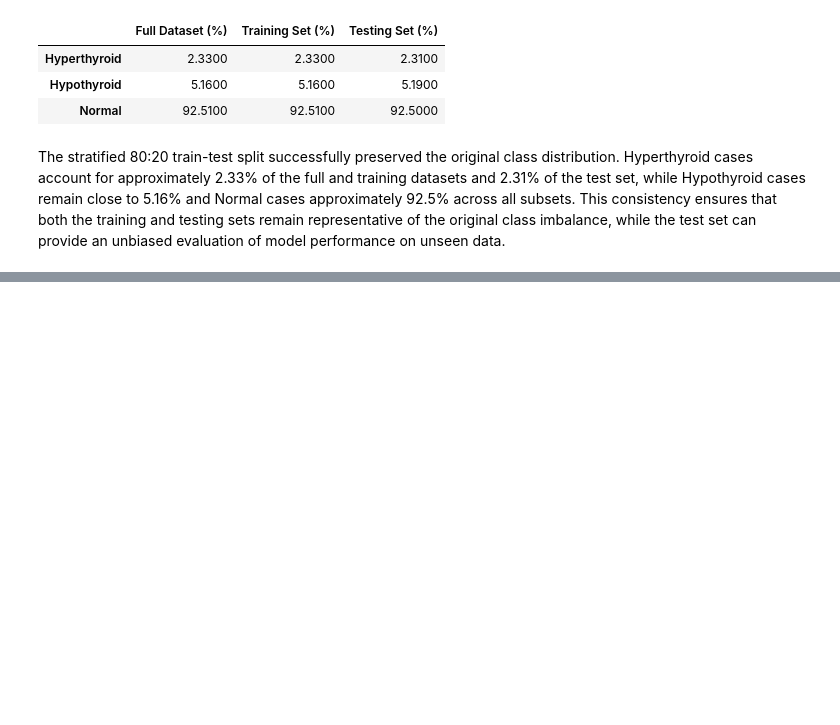
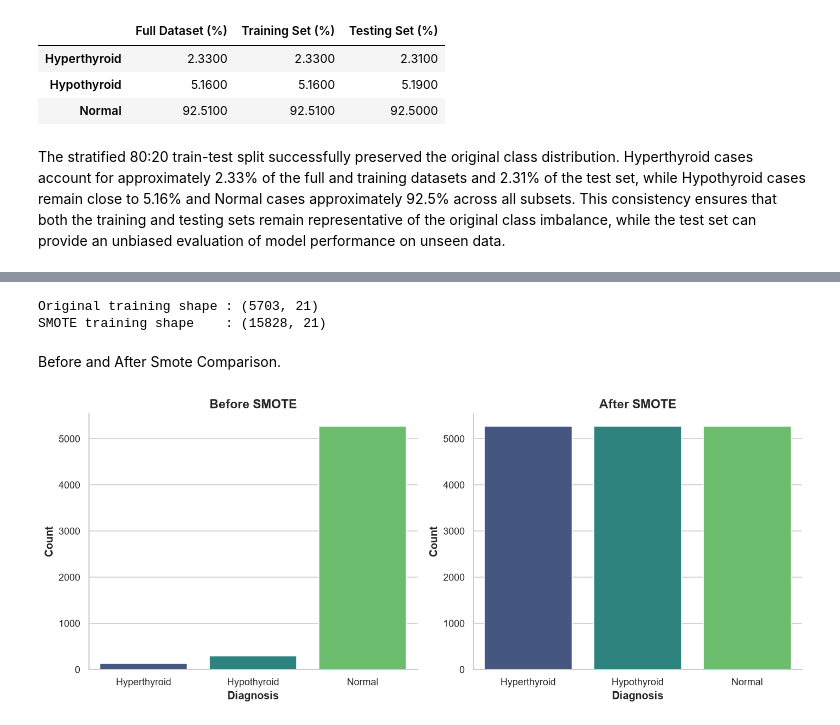
Before and after one commit to byegond-beep/Multi-class-Thyroid-Disease-Classification, a Jupyter notebook: notebook.ipynb, the cells around one changed output, grey strips where cells are left out. Saved outputs shown, nothing was run; the diff lists cells and outputs as text; code cells hidden in the pictures; blank space fills up the shorter version.

```diff
--- a/notebook.ipynb
+++ b/notebook.ipynb
@@ -1113,0 +1177,51 @@ The stratified 80:20 train-test split successfully preserved the original class
+# %%
+# Apply SMOTE only to the training data
+smote = SMOTE(random_state=42)
+
+X_train_smote, y_train_smote = smote.fit_resample(
+    X_train,
+    y_train
+)
+
+print(f"Original training shape : {X_train.shape}")
+print(f"SMOTE training shape    : {X_train_smote.shape}")
+# %% [output]
+Original training shape : (5703, 21)
+SMOTE training shape    : (15828, 21)
+# %% [markdown]
+Before and After Smote Comparison.
+# %%
+fig, axes = plt.subplots(1, 2, figsize=(12, 5))
+
+sns.countplot(
+    x=y_train,
+    order=[1, 2, 3],
+    palette="viridis",
+    ax=axes[0]
+)
+
+axes[0].set_title("Before SMOTE")
+axes[0].set_xlabel("Diagnosis")
+axes[0].set_ylabel("Count")
+axes[0].set_xticklabels(
+    ["Hyperthyroid", "Hypothyroid", "Normal"]
+)
+
+sns.countplot(
+    x=y_train_smote,
+    order=[1, 2, 3],
+    palette="viridis",
+    ax=axes[1]
+)
+
+axes[1].set_title("After SMOTE")
+axes[1].set_xlabel("Diagnosis")
+axes[1].set_ylabel("Count")
+axes[1].set_xticklabels(
+    ["Hyperthyroid", "Hypothyroid", "Normal"]
+)
+
+plt.tight_layout()
+plt.show()
+# %% [output]
+[figure, added]
```
Also changed, not shown: parts of 8 cells of this notebook.
